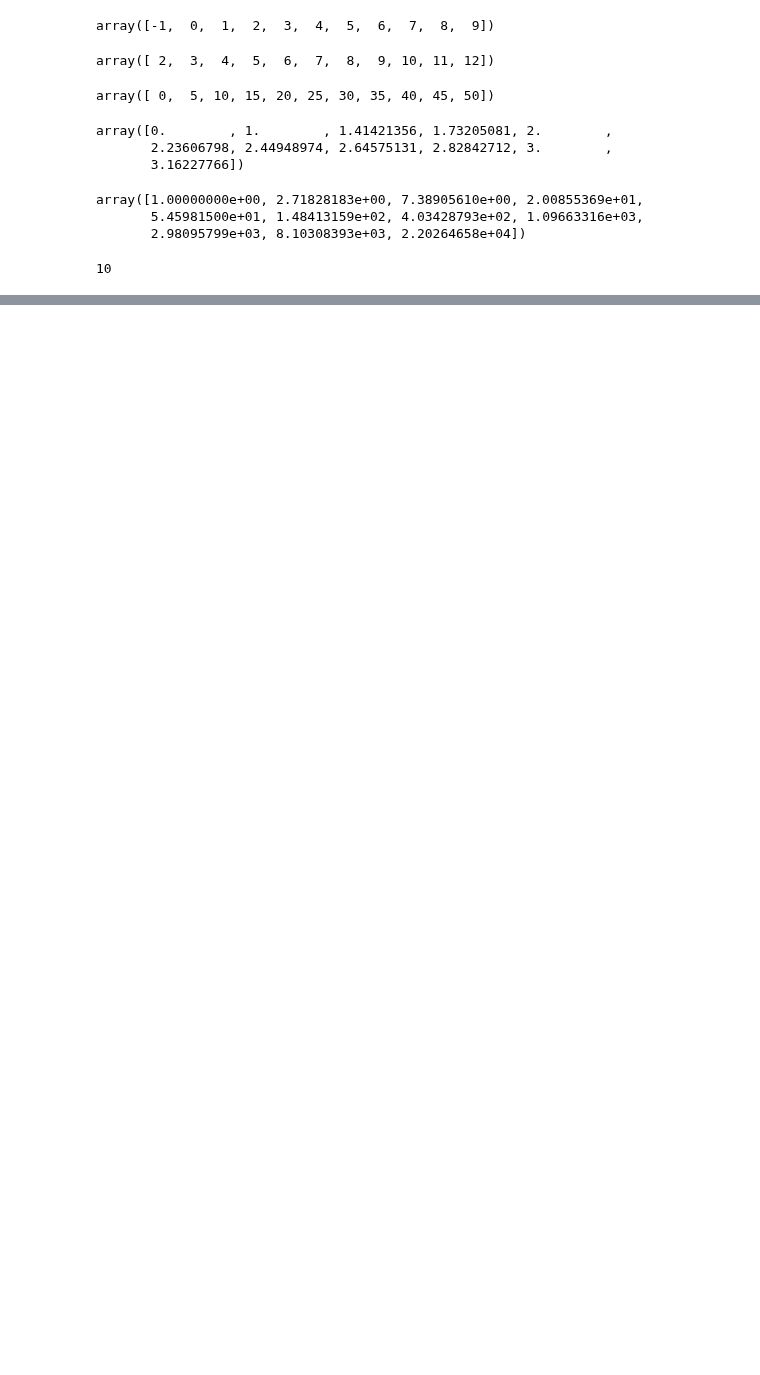
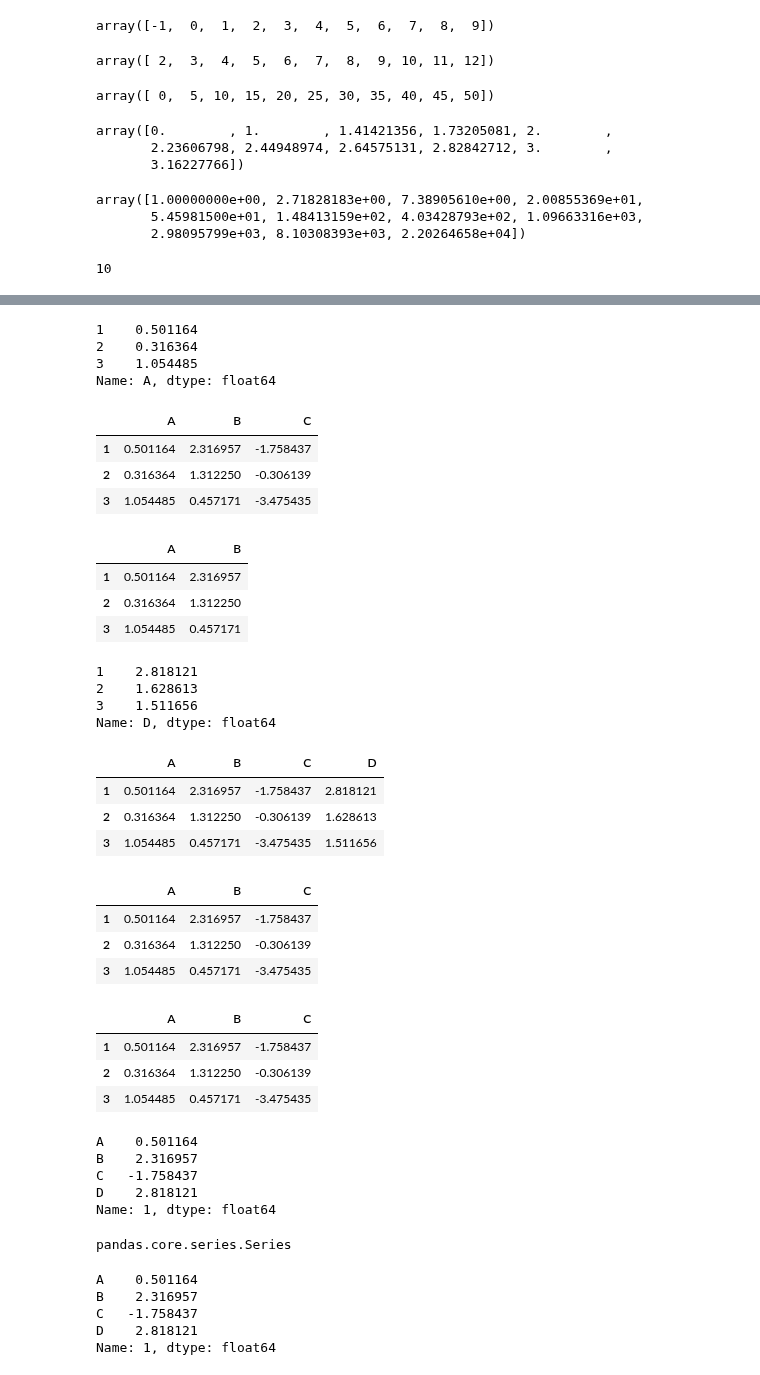
Before and after one commit to vmsgiridhar/AI2019, a Jupyter notebook: DS_Practice/NumpyPandas2020/Refactored_Py_DS_ML_Bootcamp-master/01-Python-Crash-Course/PythonPrac.ipynb, the cells around one changed output, grey strips where cells are left out. Cells and saved outputs as stored; diff of their text form; code cells hidden in the pictures; blank space fills up the shorter version.

```diff
--- a/DS_Practice/NumpyPandas2020/Refactored_Py_DS_ML_Bootcamp-master/01-Python-Crash-Course/PythonPrac.ipynb
+++ b/DS_Practice/NumpyPandas2020/Refactored_Py_DS_ML_Bootcamp-master/01-Python-Crash-Course/PythonPrac.ipynb
@@ -653,0 +696,76 @@ arr.max()
+# %%
+from numpy.random import randn
+
+data = pd.DataFrame(randn(3,3),[1,2,3],['A','B','C'])
+# %%
+data['A']
+# %% [output]
+1    0.501164
+2    0.316364
+3    1.054485
+Name: A, dtype: float64
+# %%
+data
+# %% [output]
+|  | A | B | C |
+| 1 | 0.501164 | 2.316957 | -1.758437 |
+| 2 | 0.316364 | 1.312250 | -0.306139 |
+| 3 | 1.054485 | 0.457171 | -3.475435 |
+# %%
+data[['A','B']]
+# %% [output]
+|  | A | B |
+| 1 | 0.501164 | 2.316957 |
+| 2 | 0.316364 | 1.312250 |
+| 3 | 1.054485 | 0.457171 |
+# %%
+data['D'] = data['A'] + data['B']
+# %%
+data['D']
+# %% [output]
+1    2.818121
+2    1.628613
+3    1.511656
+Name: D, dtype: float64
+# %%
+data
+# %% [output]
+|  | A | B | C | D |
+| 1 | 0.501164 | 2.316957 | -1.758437 | 2.818121 |
+| 2 | 0.316364 | 1.312250 | -0.306139 | 1.628613 |
+| 3 | 1.054485 | 0.457171 | -3.475435 | 1.511656 |
+# %%
+data.drop('D', axis = 1)
+# %% [output]
+|  | A | B | C |
+| 1 | 0.501164 | 2.316957 | -1.758437 |
+| 2 | 0.316364 | 1.312250 | -0.306139 |
+| 3 | 1.054485 | 0.457171 | -3.475435 |
+# %%
+data
+# %% [output]
+|  | A | B | C |
+| 1 | 0.501164 | 2.316957 | -1.758437 |
+| 2 | 0.316364 | 1.312250 | -0.306139 |
+| 3 | 1.054485 | 0.457171 | -3.475435 |
+# %%
+data.loc[1]
+# %% [output]
+A    0.501164
+B    2.316957
+C   -1.758437
+D    2.818121
+Name: 1, dtype: float64
+# %%
+type(data.loc[1])
+# %% [output]
+pandas.core.series.Series
+# %%
+#index based location
+data.iloc[0]
+# %% [output]
+A    0.501164
+B    2.316957
+C   -1.758437
+D    2.818121
+Name: 1, dtype: float64
```
Also changed, not shown: parts of 19 cells of this notebook.
